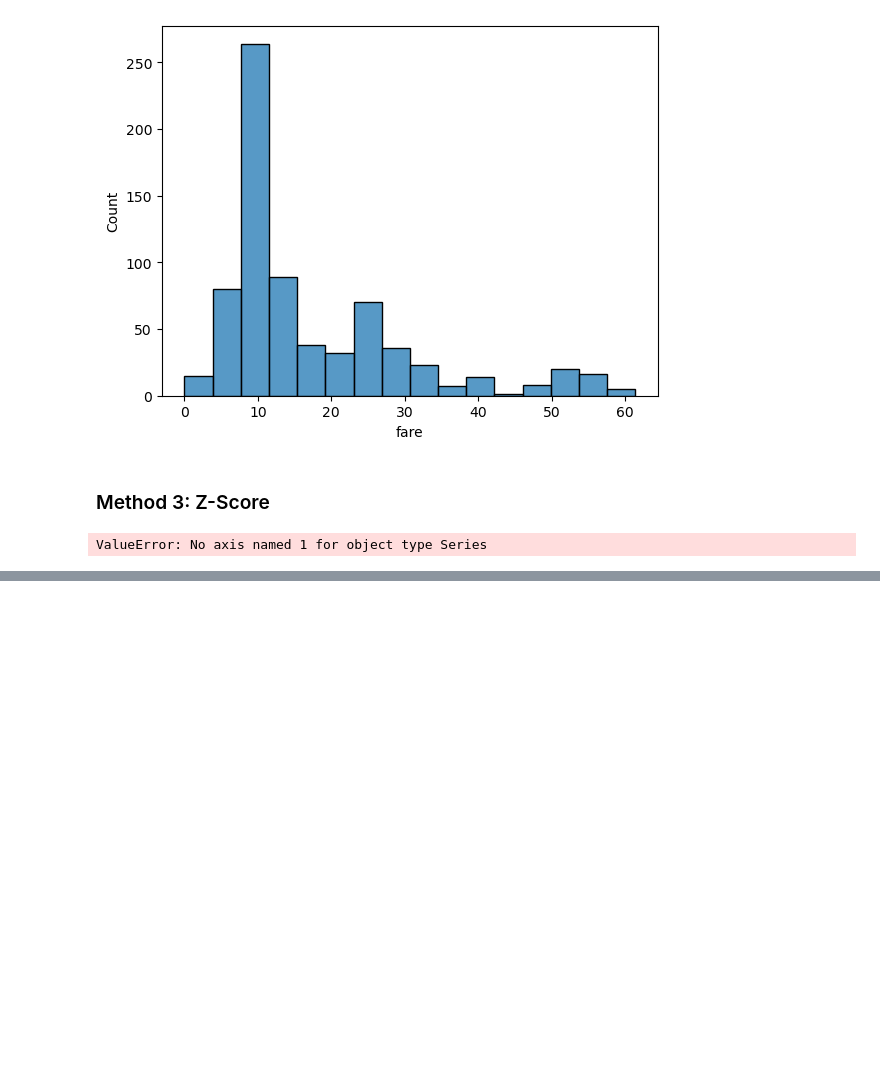
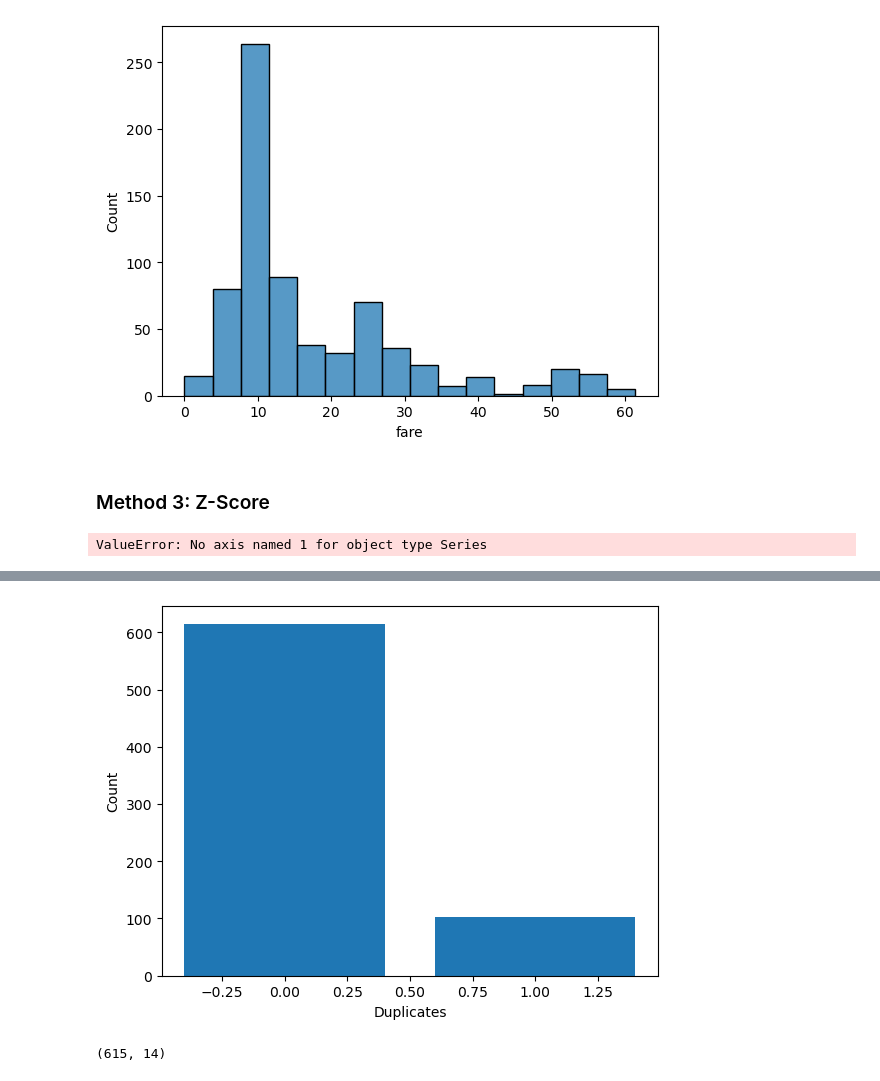
Before and after one commit to fareed23/data-science, a Jupyter notebook: day15/data_wrangling.ipynb, the cells around one changed output, grey strips where cells are left out. Drawn from its saved outputs; the diff is of its cells as text; code cells hidden in the pictures; blank space fills up the shorter version.

```diff
--- a/day15/data_wrangling.ipynb
+++ b/day15/data_wrangling.ipynb
@@ -165,0 +191,10 @@ ValueError: No axis named 1 for object type Series
+# %%
+df_duplicates = df.duplicated()
+df_duplicates_count = df_duplicates.value_counts()
+
+plt.bar(df_duplicates_count.index, df_duplicates_count.values)
+plt.xlabel('Duplicates')
+plt.ylabel('Count')
+plt.show()
+# %% [output]
+[figure, added]
@@ -165,0 +204,4 @@ ValueError: No axis named 1 for object type Series
+# %%
+df.shape
+# %% [output]
+(615, 14)
```
Also changed, not shown: parts of 17 cells of this notebook, 1 other file.
